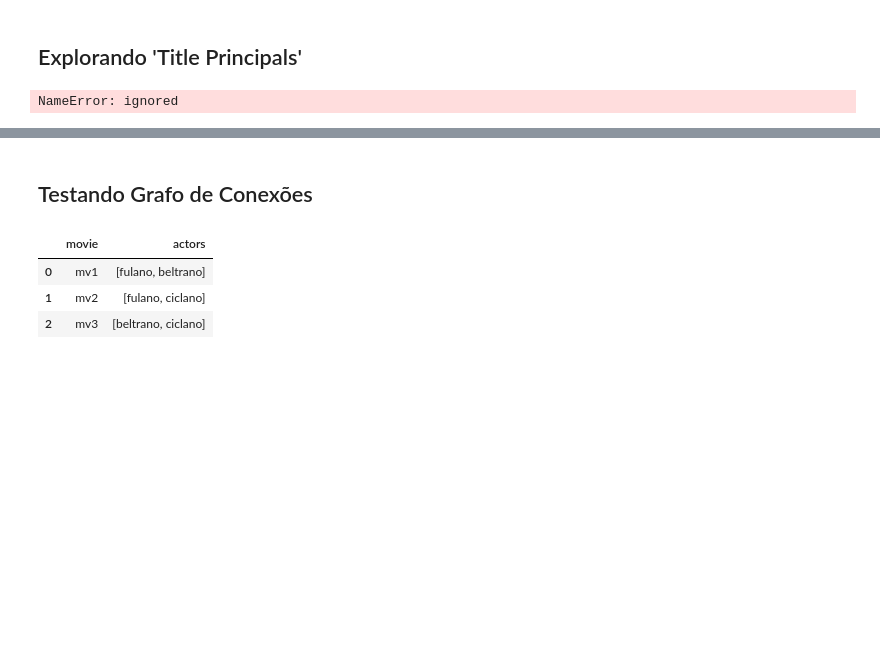
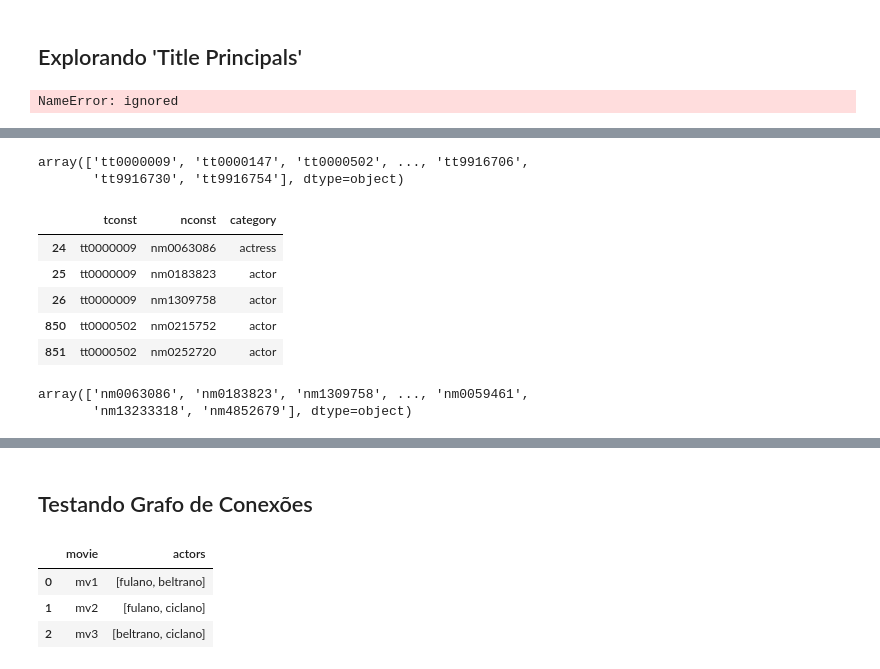
Before and after one commit to jacksonns/IMBD-Data-Visualization, a Jupyter notebook: imbd_data.ipynb, the cells around one changed output, grey strips where cells are left out. Cells and saved outputs as stored; diff of their text form; code cells hidden in the pictures; blank space fills up the shorter version.

```diff
--- a/imbd_data.ipynb
+++ b/imbd_data.ipynb
@@ -166,0 +168,5 @@ NameError: ignored
+# %%
+movies = pd.read_csv('title.basics.tsv', sep='\t')
+movies = movies.query(" titleType == 'movie' ")
+movies = movies[['tconst', 'primaryTitle']]
+movies.head()
@@ -166,0 +180,38 @@ NameError: ignored
+# %%
+# Obtendo identificadores dos filmes
+movies_ids = movies['tconst'].values
+movies_ids
+# %% [output]
+array(['tt0000009', 'tt0000147', 'tt0000502', ..., 'tt9916706',
+       'tt9916730', 'tt9916754'], dtype=object)
+# %%
+# Arquivo 'title.principals' é muito grande para ser carregado na memória principal,
+# portanto, é processado em blocos
+
+chunks = []
+
+for chunk in pd.read_csv('title.principals.tsv', sep='\t', chunksize=1000000):
+  # Filtra apenas 'principals' dos filmes
+  movies_principals = chunk[chunk['tconst'].isin(movies_ids)]
+  # Seleciona apenas atores e atrizes (ignorando diretores, compositores, etc)
+  movies_principals = movies_principals.query(" category == 'actor' | category == 'actress' ")
+  # Seleciona apenas as colunas úteis
+  movies_principals = movies_principals[['tconst', 'nconst']]
+  chunks.append(movies_principals)
+
+actors = pd.concat(chunks)
+
+actors.head()
+# %% [output]
+|  | tconst | nconst | category |
+| 24 | tt0000009 | nm0063086 | actress |
+| 25 | tt0000009 | nm0183823 | actor |
+| 26 | tt0000009 | nm1309758 | actor |
+| 850 | tt0000502 | nm0215752 | actor |
+| 851 | tt0000502 | nm0252720 | actor |
+# %%
+names_ids = actors['nconst'].values
+names_ids
+# %% [output]
+array(['nm0063086', 'nm0183823', 'nm1309758', ..., 'nm0059461',
+       'nm13233318', 'nm4852679'], dtype=object)
```
Also changed, not shown: parts of 10 cells of this notebook.
